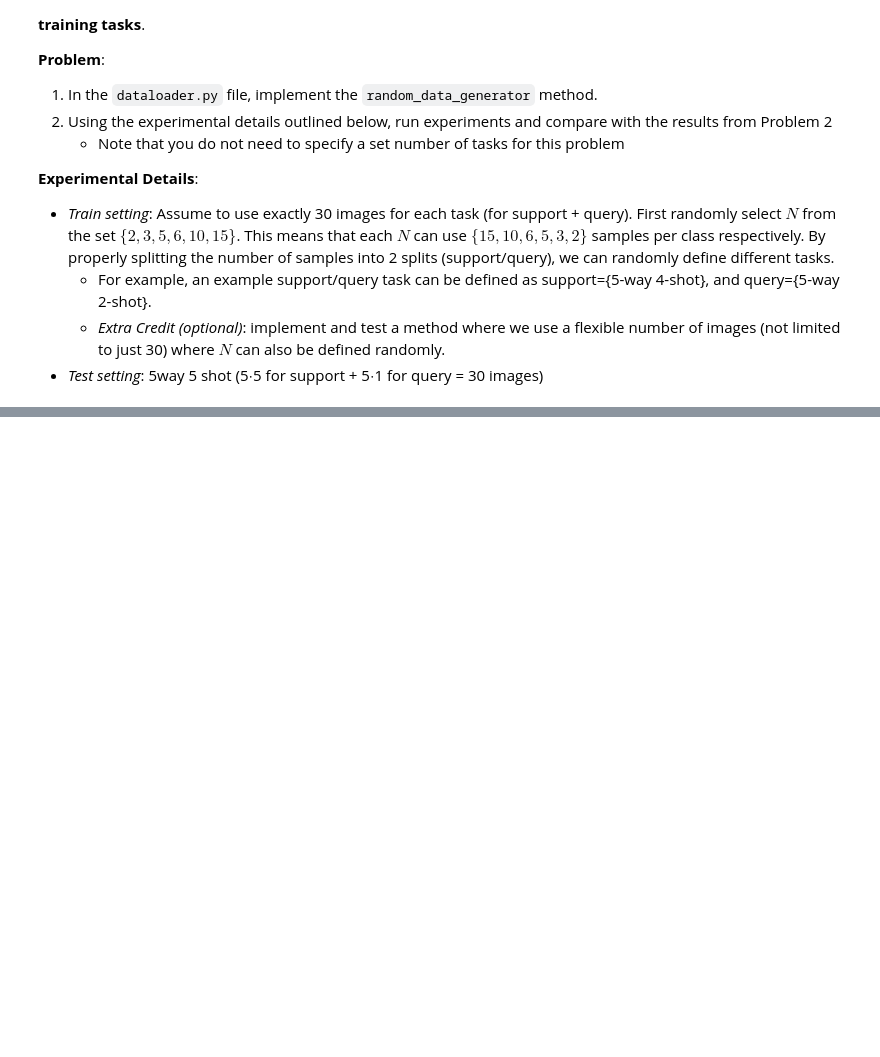
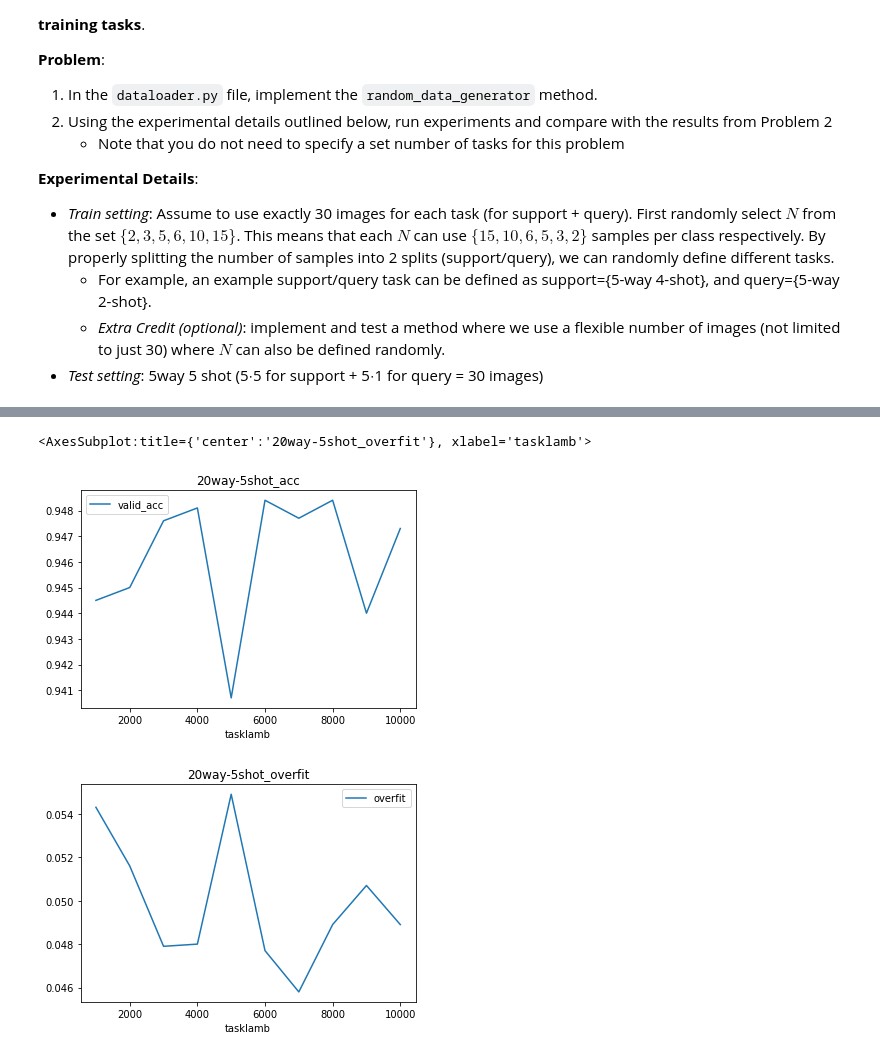
Before and after one commit to olccihyeon/metalearning_hw, a Jupyter notebook: Assignment1/Assignment.ipynb, the cells around one changed output, grey strips where cells are left out. Cells and saved outputs as stored; diff of their text form; code cells hidden in the pictures; blank space fills up the shorter version.

```diff
--- a/Assignment1/Assignment.ipynb
+++ b/Assignment1/Assignment.ipynb
@@ -192,0 +389,24 @@ metrics = train.train_model(train_dataset, val_dataset,
+# %%
+df = pd.DataFrame({
+
+    })
+tasklamblist= []
+tasknamelist = []
+validacclist= []
+overfitlist=[]
+for i in taskslist:
+    validacclist.append(result_dict3[i][2][99])
+    tasknamelist.append("20way-5shot")
+    overfitlist.append(result_dict3[i][0][99]-result_dict3[i][2][99])
+    tasklamblist.append(i)
+df['taskname']=tasknamelist
+df['valid_acc']=validacclist
+df['overfit']=overfitlist
+df['tasklamb']=tasklamblist
+
+df.plot(x='tasklamb',y='valid_acc', title="20way-5shot_acc")
+df.plot(x='tasklamb',y='overfit', title="20way-5shot_overfit")
+# %% [output]
+<AxesSubplot:title={'center':'20way-5shot_overfit'}, xlabel='tasklamb'>
+[figure, added]
+[figure, added]
```
Also changed, not shown: parts of 14 cells of this notebook, 3 other files.
